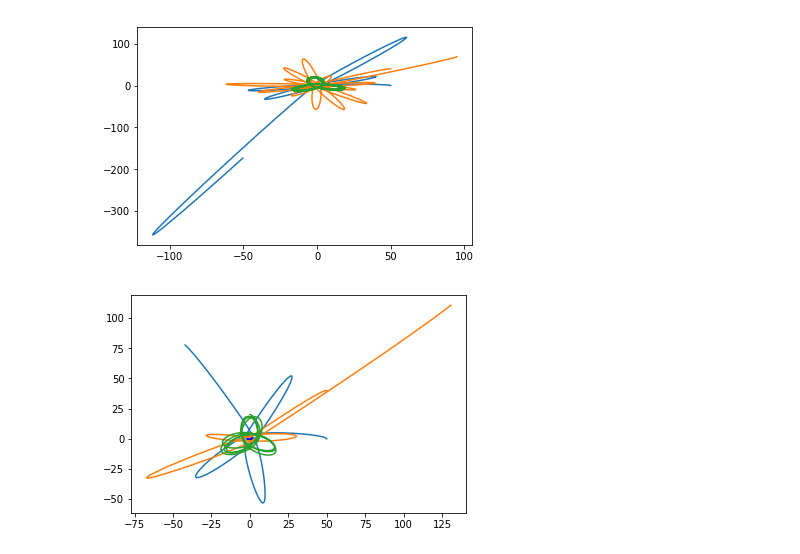
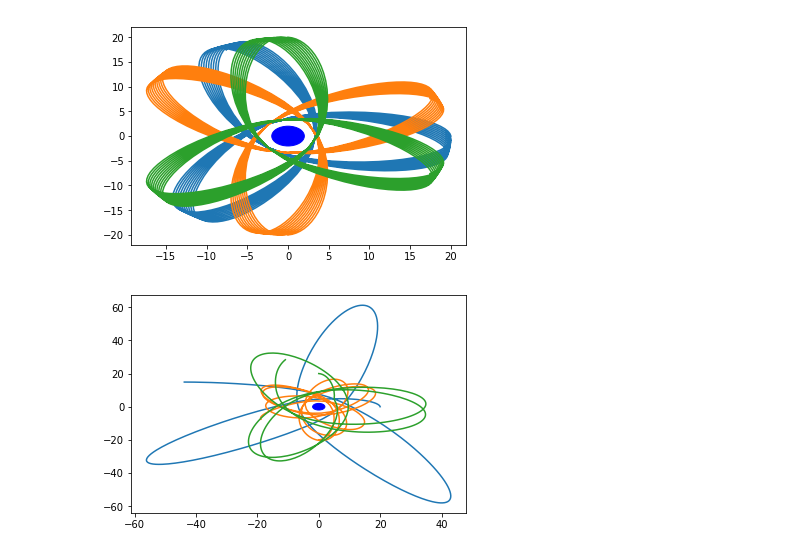
Before and after one commit to mofriy/Python, a Jupyter notebook: zadacha_n_tell.ipynb, the cells around one changed output. Cells and saved outputs as stored; diff of their text form; code cells hidden in the pictures.

```diff
--- a/zadacha_n_tell.ipynb
+++ b/zadacha_n_tell.ipynb
@@ -44,8 +44,8 @@ class MaterialPoint:
 
 
 centrum = MaterialPoint(500.0, numpy.array([0.0, 0.0]), numpy.array([0.0, 0.0]))
-point_1 = MaterialPoint(20.0, numpy.array([50.0, 0.0]), numpy.array([0.0, 15.0]))
-point_2 = MaterialPoint(20.0, numpy.array([50.0, 40.0]), numpy.array([-7.0, 7.0]))
+point_1 = MaterialPoint(20.0, numpy.array([20.0, 0.0]), numpy.array([0.0, 50.0]))
+point_2 = MaterialPoint(20.0, numpy.array([0.0, -20.0]), numpy.array([50.0, 0.0]))
 point_3 = MaterialPoint(20.0, numpy.array([0.0, 20.0]), numpy.array([50.0, 0.0]))
 
 points = [point_1, point_2, point_3]
@@ -65,38 +65,38 @@ for point_i in points:
     xs = []
     ys = []
     trajec.append([xs,ys])
 
 for stepn in range(int(time_to_model / model_delta_t)):
     for point_i in points:
         coordinats = trajec[points.index(point_i)]
         coordinats[0].append(point_i.position[0])
         coordinats[1].append(point_i.position[1])
     model_step()
 '''for stepn in range(int(time_to_model / model_delta_t)):
     xs_1.append(point_1.position[0])
     ys_1.append(point_1.position[1])
     xs_2.append(point_2.position[0])
     ys_2.append(point_2.position[1])
     model_step()
 '''
 c = plt.Circle((0, 0), 2, color='b')
 fig = plt.figure()
 ax = fig.add_subplot(1, 1, 1)
 ax.add_patch(c)
 
 for point_i in points:
     db = trajec[points.index(point_i)]
     plt.plot(db[0],db[1])
 '''plt.plot(xs_1,ys_1)
 plt.plot(xs_2,ys_2)'''
 
 plt.show()
 # %% [output]
-[figure, old version]
+[figure, new version]
 # %%
 time_to_model = 3.50
-point_1 = MaterialPoint(20.0, numpy.array([50.0, 0.0]), numpy.array([0.0, 15.0]))
-point_2 = MaterialPoint(20.0, numpy.array([50.0, 40.0]), numpy.array([-7.0, 7.0]))
+point_1 = MaterialPoint(20.0, numpy.array([20.0, 0.0]), numpy.array([0.0, 50.0]))
+point_2 = MaterialPoint(20.0, numpy.array([0.0, -20.0]), numpy.array([50.0, 0.0]))
 point_3 = MaterialPoint(20.0, numpy.array([0.0, 20.0]), numpy.array([50.0, 0.0]))
 
 points = [point_1, point_2, point_3]
@@ -147,4 +147,4 @@ plt.plot(xs_2,ys_2)'''
 
 plt.show()
 # %% [output]
-[figure, old version]
+[figure, new version]
```
